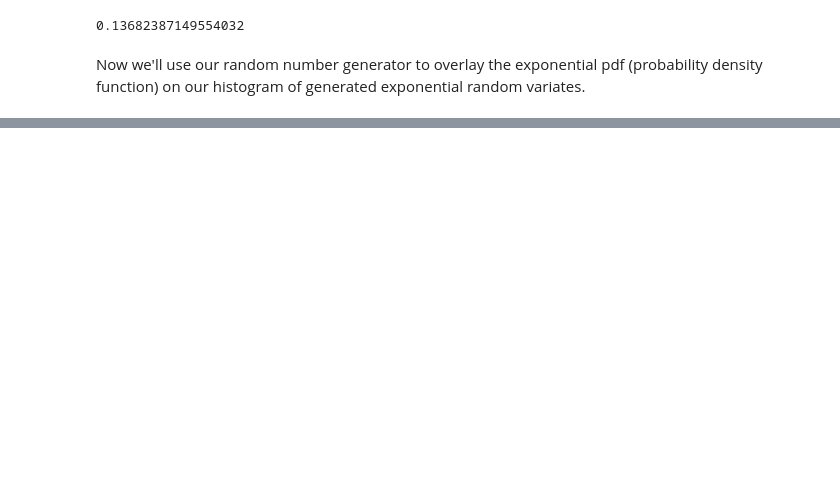
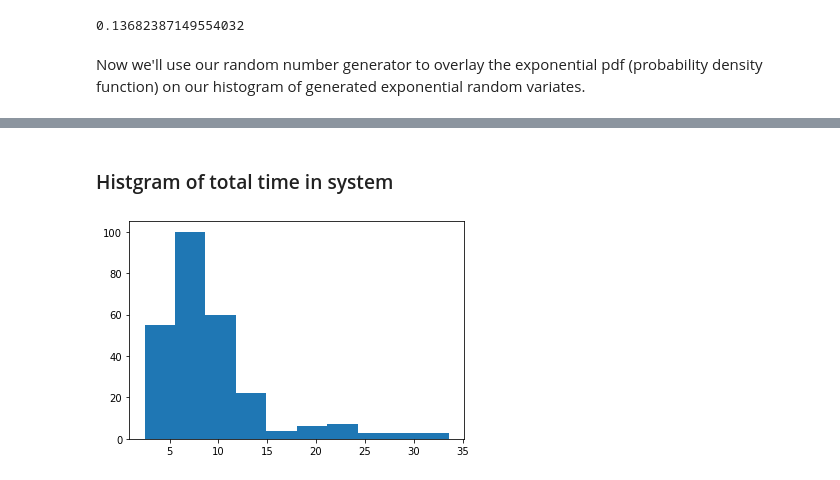
Before and after one commit to MickiRhen/rhenhw3, a Jupyter notebook: notebooks/rhenhw3_simulation.ipynb, the cells around one changed output, grey strips where cells are left out. Saved outputs shown, nothing was run; the diff lists cells and outputs as text; code cells hidden in the pictures; blank space fills up the shorter version.

```diff
--- a/notebooks/rhenhw3_simulation.ipynb
+++ b/notebooks/rhenhw3_simulation.ipynb
@@ -206,0 +502,3 @@ Vehicle 12 created at time 23.606518713330075
+# %%
+crossing_vehicle_log_df = pd.read_csv('./output/crossing_vehicle_log_df.csv')
+crossing_vehicle_log_df.info()
@@ -206,0 +535,13 @@ Vehicle 12 created at time 23.606518713330075
+# %%
+def compute_durations(timestamp_df):
+
+    timestamp_df['wait_for_1st_inspect'] = timestamp_df.loc[:, 'got_officer_ts'] - timestamp_df.loc[:, 'arrival_ts']
+    timestamp_df['1st_inspect_time'] = timestamp_df.loc[:, 'release_officer_ts'] - timestamp_df.loc[:, 'got_officer_ts']
+    timestamp_df['wait_for_2nd_inspect'] = timestamp_df.loc[:, 'got_officer2_ts'] - timestamp_df.loc[:, 'release_officer2_ts']
+    timestamp_df['2nd_inspect_time'] = timestamp_df.loc[:, 'release_officer2_ts'] - timestamp_df.loc[:, 'got_officer2_ts']
+    timestamp_df['time_at_border'] = timestamp_df.loc[:, 'exit_system_ts'] - timestamp_df.loc[:, 'arrival_ts']
+
+    return timestamp_df
+# %%
+crossing_vehicle_log_df = compute_durations(crossing_vehicle_log_df)
+crossing_vehicle_log_df
@@ -206,0 +562,6 @@ Vehicle 12 created at time 23.606518713330075
+# %% [markdown]
+### Histgram of total time in system
+# %%
+plt.hist(crossing_vehicle_log_df['time_at_border']);
+# %% [output]
+[figure, added]
```
Also changed, not shown: parts of 38 cells of this notebook.
